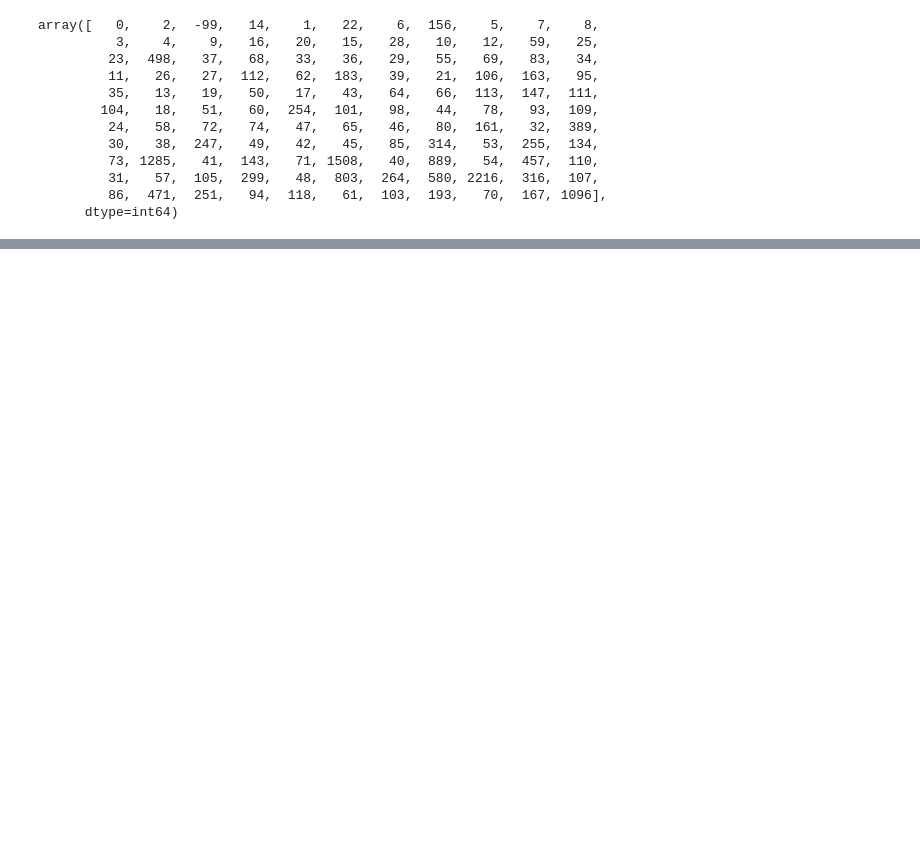
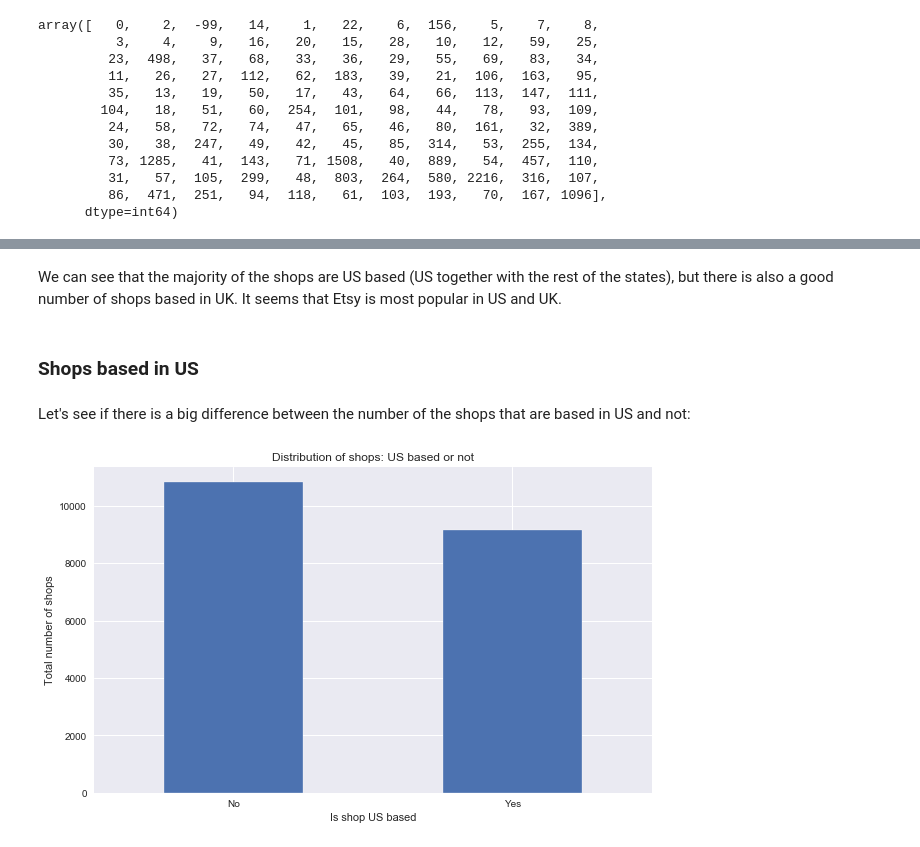
Before and after one commit to kristinakun/project-visualizing-real-world-data, a Jupyter notebook: code/main.ipynb, the cells around one changed output, grey strips where cells are left out. Cells and saved outputs as stored; diff of their text form; code cells hidden in the pictures; blank space fills up the shorter version.

```diff
--- a/code/main.ipynb
+++ b/code/main.ipynb
@@ -30,0 +66,2 @@ data.shape
+# %%
+data.drop(data[data.creation_date == '15-Apr'].index, inplace=True)
@@ -30,0 +91,3 @@ data.shape
+# %%
+data = data.replace('None', np.nan)
+data.head()
@@ -49,0 +143,5 @@ array(['19-Nov', '19-Dec', '15-Apr'], dtype=object)
+# %%
+cols = ['sales_count', 'review_count']
+
+for col in cols:
+    data[col].replace(-99, np.nan, inplace = True
@@ -49,0 +210,6 @@ array(['19-Nov', '19-Dec', '15-Apr'], dtype=object)
+# %%
+colnames = ['city','country_state']
+location_split=pd.DataFrame(data['shop_location'].str.split(', ', expand = True))
+location_split.columns=colnames
+
+data['country_state'] = location_split['country_state']
@@ -49,0 +222,21 @@ array(['19-Nov', '19-Dec', '15-Apr'], dtype=object)
+# %% [markdown]
+We can see that the majority of the shops are US based (US together with the rest of the states), but there is also a good number of shops based in UK. It seems that Etsy is most popular in US and UK.
+# %% [markdown]
+### Shops based in US
+# %% [markdown]
+Let's see if there is a big difference between the number of the shops that are based in US and not:
+# %%
+fig, ax = plt.subplots(1, figsize=(10,6))
+plt.style.use('seaborn')
+
+data.is_shop_us_based.value_counts().plot(kind='bar', rot=0)
+plt.xlabel('Is shop US based')
+plt.ylabel('Total number of shops')
+plt.title('Distribution of shops: US based or not')
+
+ticks = ['No', 'Yes']
+ax.set_xticklabels(ticks)
+
+plt.show()
+# %% [output]
+[figure, added]
```
Also changed, not shown: parts of 55 cells of this notebook, 1 other file.
